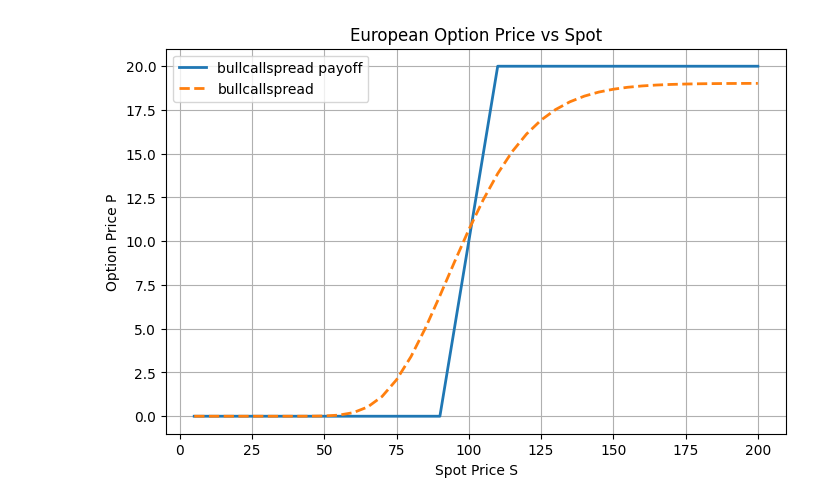
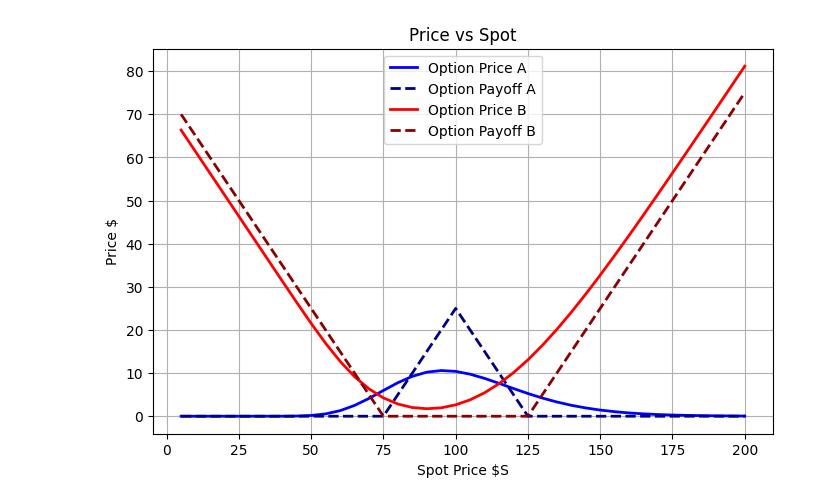
Before and after one commit to Richard1Dev/black-scholes-model-implementation, a Jupyter notebook: notebooks/results.ipynb, the cells around one changed output. Saved outputs shown, nothing was run; the diff lists cells and outputs as text; code cells hidden in the pictures.

```diff
--- a/notebooks/results.ipynb
+++ b/notebooks/results.ipynb
@@ -93,13 +56,22 @@ plt.grid(True)
 # %%
-bullcallspread = CallOption(90,1) - CallOption(110,1)
+bull_call = CallOption(90,1) - CallOption(110,1)
+butterfly = CallOption(75, 1) - 2*CallOption(100, 1) + CallOption(125, 1)
+condor = PutOption(50,1) - PutOption(60,1) - CallOption(140,1) + CallOption(150,1)
+straddle = CallOption(100,1) + PutOption(100,1)
+strangle = CallOption(125,1) + PutOption(75,1)
+
+combo_option_1 = butterfly
+combo_option_2 = strangle
 
 plt.figure(figsize=(8,5))
-plt.plot(x_axis, bullcallspread.payoff(x_axis), label='bullcallspread payoff', linewidth=2)
-plt.plot(x_axis, bullcallspread.price(x_axis, 0, rate, sigma), '--', label='bullcallspread', linewidth=2)
-plt.xlabel('Spot Price S')
-plt.ylabel('Option Price P')
-plt.title('European Option Price vs Spot')
+plt.plot(x_axis, combo_option_1.price(x_axis, 0, rate, sigma), color='blue', label='Option Price A', linewidth=2)
+plt.plot(x_axis, combo_option_1.payoff(x_axis), '--', color='navy', label='Option Payoff A', linewidth=2)
+plt.plot(x_axis, combo_option_2.price(x_axis, 0, rate, sigma), color='red', label='Option Price B', linewidth=2)
+plt.plot(x_axis, combo_option_2.payoff(x_axis), '--', color='darkred', label='Option Payoff B', linewidth=2)
+plt.xlabel('Spot Price $S')
+plt.ylabel('Price $')
+plt.title('Price vs Spot')
 plt.legend()
 plt.grid(True)
 # %% [output]
-[figure, old version]
+[figure, new version]
```
Also changed, not shown: parts of 10 cells of this notebook, 1 other file.
